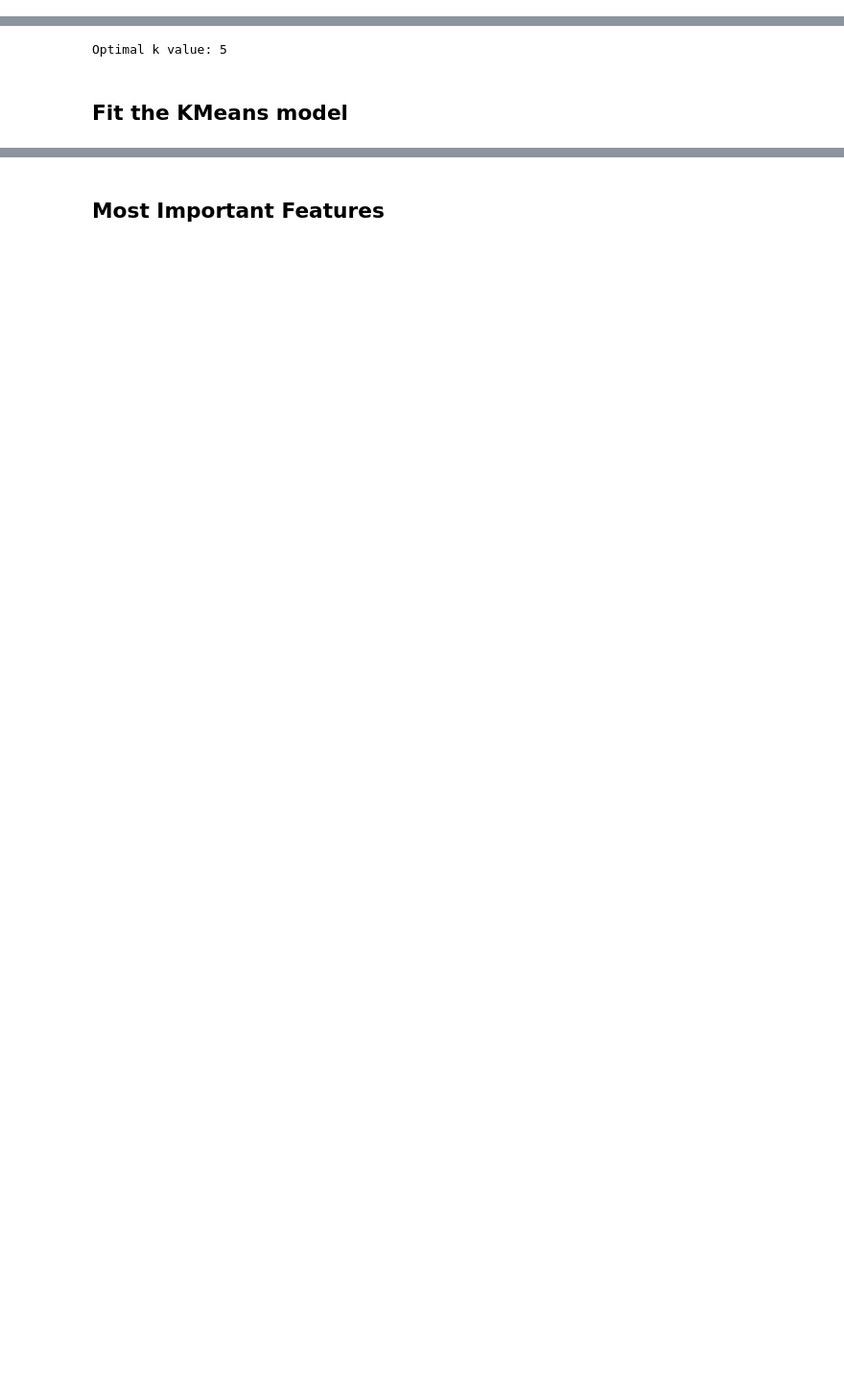
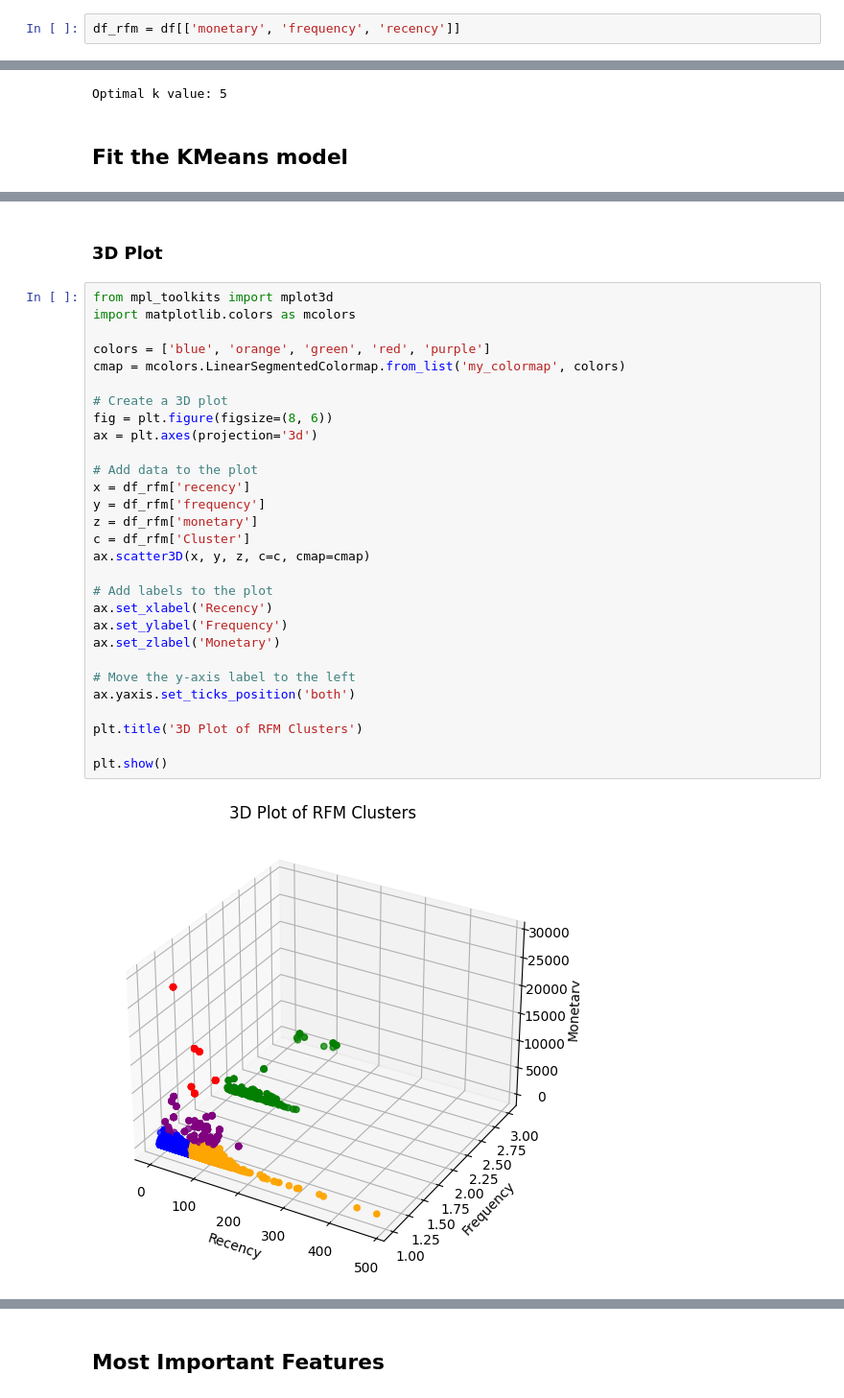
Before and after one commit to prffraia/Machine_Learning, a Jupyter notebook: 03_Clustering.ipynb, the cells around one changed output, grey strips where cells are left out. Shown at 96% size. Cells and saved outputs as stored; diff of their text form; blank space fills up the shorter version.

```diff
--- a/03_Clustering.ipynb
+++ b/03_Clustering.ipynb
@@ -77 +50,3 @@ memory usage: 3.5+ MB
+# %%
+df_rfm = df[['monetary', 'frequency', 'recency']]
 # %% [markdown]
@@ -159,0 +134,33 @@ plt.show() # Show the plot
+# %% [markdown]
+### 3D Plot
+# %%
+from mpl_toolkits import mplot3d
+import matplotlib.colors as mcolors
+
+colors = ['blue', 'orange', 'green', 'red', 'purple']
+cmap = mcolors.LinearSegmentedColormap.from_list('my_colormap', colors)
+
+# Create a 3D plot
+fig = plt.figure(figsize=(8, 6))
+ax = plt.axes(projection='3d')
+
+# Add data to the plot
+x = df_rfm['recency']
+y = df_rfm['frequency']
+z = df_rfm['monetary']
+c = df_rfm['Cluster']
+ax.scatter3D(x, y, z, c=c, cmap=cmap)
+
+# Add labels to the plot
+ax.set_xlabel('Recency')
+ax.set_ylabel('Frequency')
+ax.set_zlabel('Monetary')
+
+# Move the y-axis label to the left
+ax.yaxis.set_ticks_position('both')
+
+plt.title('3D Plot of RFM Clusters')
+
+plt.show()
+# %% [output]
+[figure, added]
```
Also changed, not shown: parts of 20 cells of this notebook.
